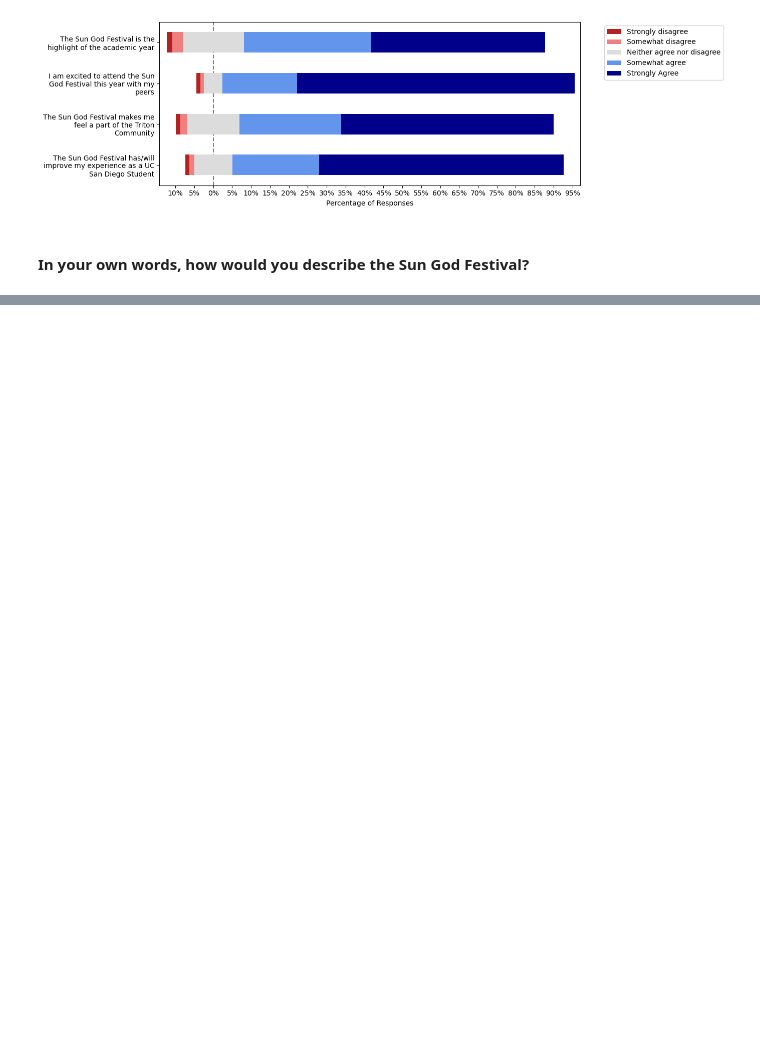
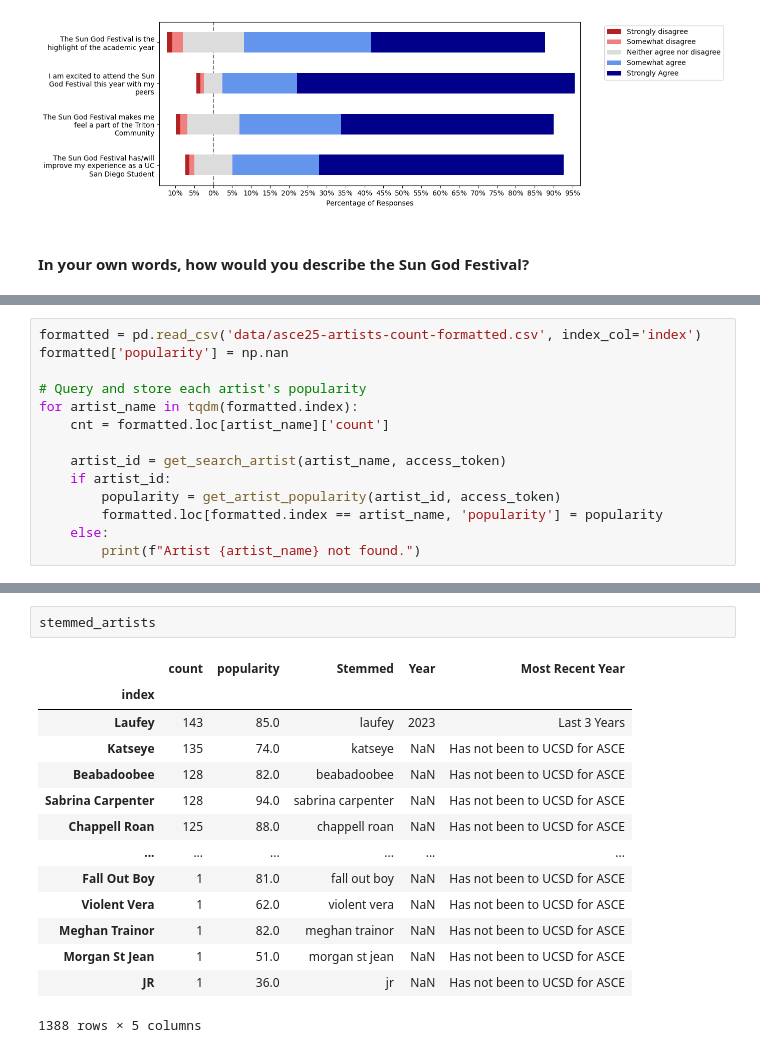
Before and after one commit to skyflaren/survey-sgf25, a Jupyter notebook: main.ipynb, the cells around one changed output, grey strips where cells are left out. Saved outputs shown, nothing was run; the diff lists cells and outputs as text; blank space fills up the shorter version.

```diff
--- a/main.ipynb
+++ b/main.ipynb
@@ -235,0 +275,14 @@ ret.value_counts().plot(kind='bar', )
+# %%
+formatted = pd.read_csv('data/asce25-artists-count-formatted.csv', index_col='index')
+formatted['popularity'] = np.nan
+
+# Query and store each artist's popularity
+for artist_name in tqdm(formatted.index):
+    cnt = formatted.loc[artist_name]['count']
+
+    artist_id = get_search_artist(artist_name, access_token)
+    if artist_id:
+        popularity = get_artist_popularity(artist_id, access_token)
+        formatted.loc[formatted.index == artist_name, 'popularity'] = popularity
+    else:
+        print(f"Artist {artist_name} not found.")
@@ -235,0 +354,17 @@ ret.value_counts().plot(kind='bar', )
+# %%
+stemmed_artists
+# %% [output]
+|  | count | popularity | Stemmed | Year | Most Recent Year |
+| index |  |  |  |  |  |
+| Laufey | 143 | 85.0 | laufey | 2023 | Last 3 Years |
+| Katseye | 135 | 74.0 | katseye | NaN | Has not been to UCSD for ASCE |
+| Beabadoobee | 128 | 82.0 | beabadoobee | NaN | Has not been to UCSD for ASCE |
+| Sabrina Carpenter | 128 | 94.0 | sabrina carpenter | NaN | Has not been to UCSD for ASCE |
+| Chappell Roan | 125 | 88.0 | chappell roan | NaN | Has not been to UCSD for ASCE |
+| ... | ... | ... | ... | ... | ... |
+| Fall Out Boy | 1 | 81.0 | fall out boy | NaN | Has not been to UCSD for ASCE |
+| Violent Vera | 1 | 62.0 | violent vera | NaN | Has not been to UCSD for ASCE |
+| Meghan Trainor | 1 | 82.0 | meghan trainor | NaN | Has not been to UCSD for ASCE |
+| Morgan St Jean | 1 | 51.0 | morgan st jean | NaN | Has not been to UCSD for ASCE |
+| JR | 1 | 36.0 | jr | NaN | Has not been to UCSD for ASCE |
+1388 rows × 5 columns
```
Also changed, not shown: parts of 13 cells of this notebook, 4 other files.
